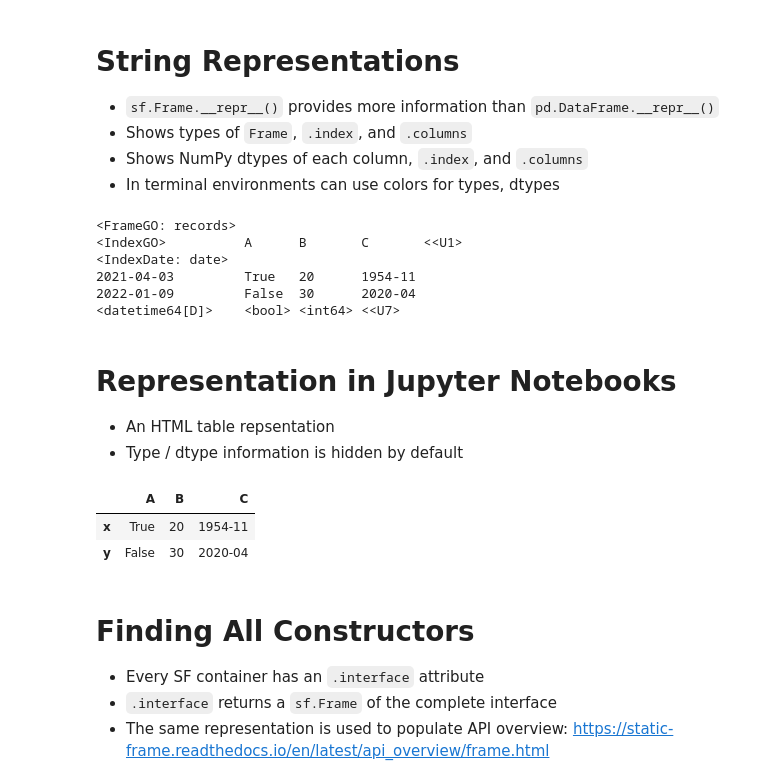
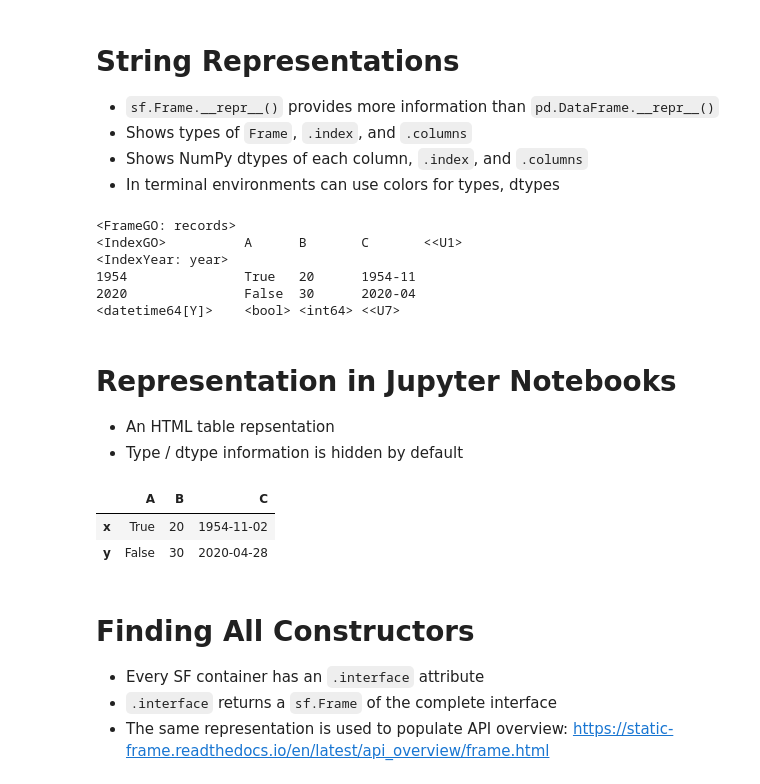
Before and after one commit to static-frame/static-frame, a Jupyter notebook: doc/source/articles/dfbp.ipynb, the cells around one changed output. Cells and saved outputs as stored; diff of their text form; code cells hidden in the pictures.

```diff
--- a/doc/source/articles/dfbp.ipynb
+++ b/doc/source/articles/dfbp.ipynb
@@ -134,7 +134,7 @@ print(str(f))
 # %%
 # Creating a Frame with Frame subclass, Index subclasses, name attributes
 f = sf.FrameGO.from_records(((True, 20, '1954-11'), (False, 30, '2020-04')),
-        index=sf.IndexDate(('2021-04-03', '2022-01-09'), name='date'),
+        index=sf.IndexYear(('1954', '2020'), name='year'),
         columns=('A', 'B', 'C'),
         name='records',
         )
@@ -142,23 +142,23 @@ print(str(f))
 # %% [output]
 <FrameGO: records>
 <IndexGO>          A      B       C       <<U1>
-<IndexDate: date>
-2021-04-03         True   20      1954-11
-2022-01-09         False  30      2020-04
-<datetime64[D]>    <bool> <int64> <<U7>
+<IndexYear: year>
+1954               True   20      1954-11
+2020               False  30      2020-04
+<datetime64[Y]>    <bool> <int64> <<U7>
 # %% [markdown]
 # Representation in Jupyter Notebooks
 
 * An HTML table repsentation
 * Type / dtype information is hidden by default
 # %%
-f1 = sf.Frame.from_records(((True, 20, '1954-11'), (False, 30, '2020-04')),
+f1 = sf.Frame.from_records(((True, 20, '1954-11-02'), (False, 30, '2020-04-28')),
                             index=tuple('xy'), columns=tuple('ABC'))
 f1
 # %% [output]
 |  | A | B | C |
-| x | True | 20 | 1954-11 |
-| y | False | 30 | 2020-04 |
+| x | True | 20 | 1954-11-02 |
+| y | False | 30 | 2020-04-28 |
 # %% [markdown]
 # Finding All Constructors
 
```
Also changed, not shown: parts of 22 cells of this notebook.
